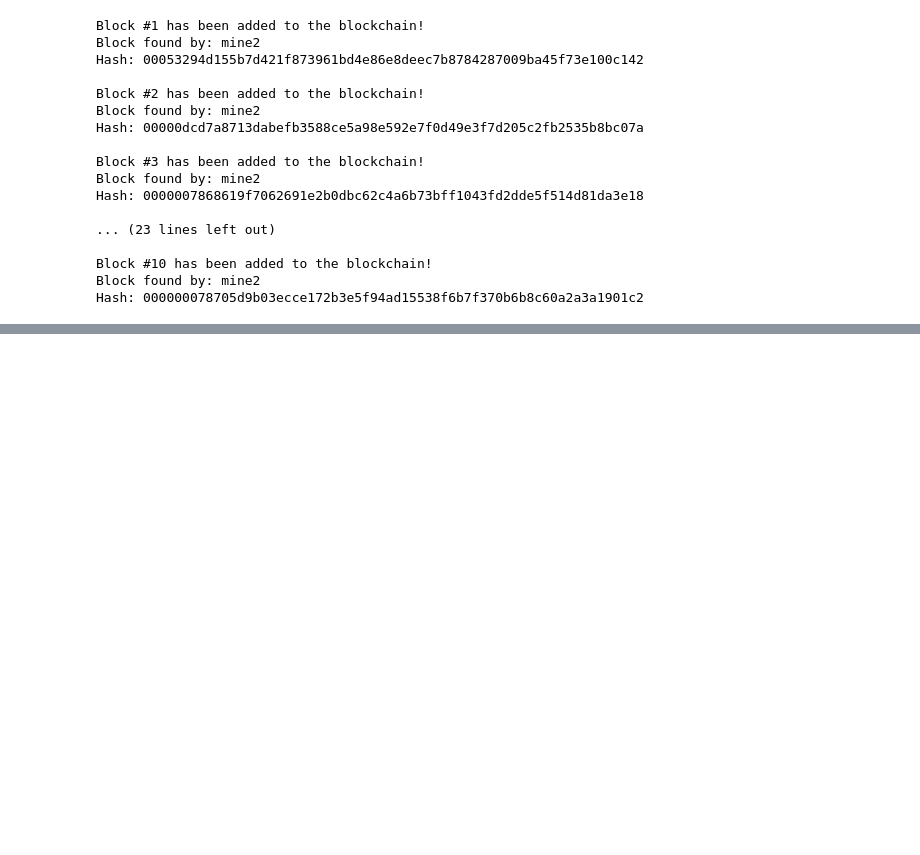
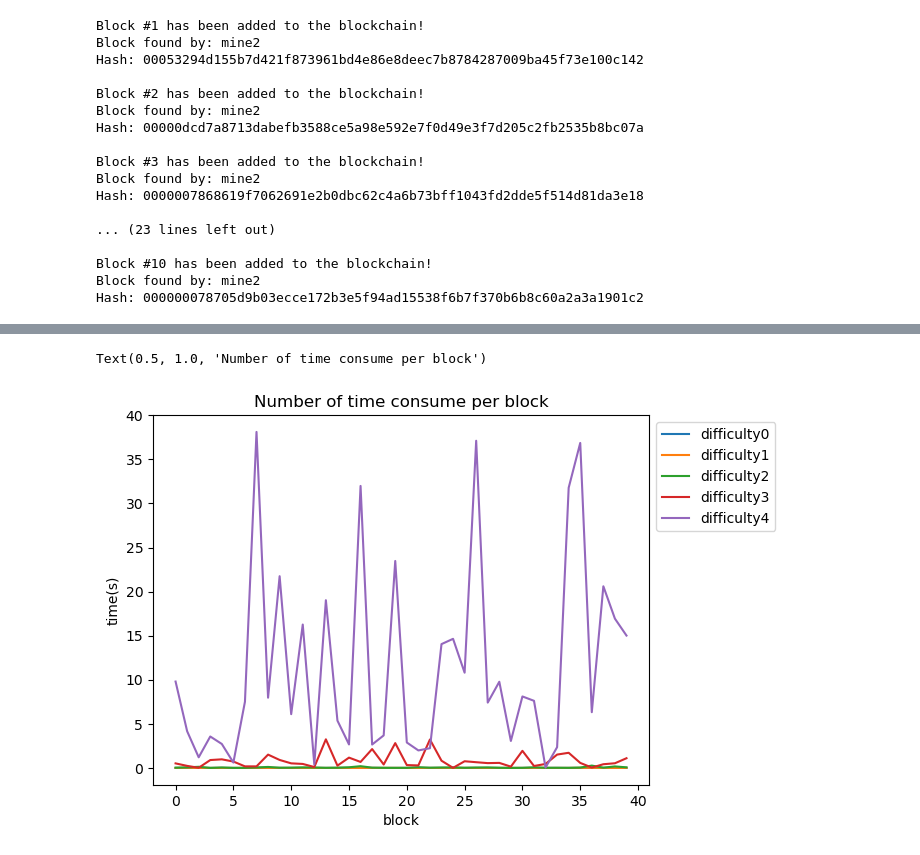
Before and after one commit to yzjake/DSAN5700_blockchain_technologies_HW, a Jupyter notebook: hw-1.ipynb, the cells around one changed output, grey strips where cells are left out. Drawn from its saved outputs; the diff is of its cells as text; code cells hidden in the pictures; blank space fills up the shorter version.

```diff
--- a/hw-1.ipynb
+++ b/hw-1.ipynb
@@ -433,0 +493,15 @@ Hash: 000000078705d9b03ecce172b3e5f94ad15538f6b7f370b6b8c60a2a3a1901c2
+# %%
+plt.plot(time_array_0, label = 'difficulty0')
+plt.plot(time_array_1, label = 'difficulty1')
+plt.plot(time_array_2, label = 'difficulty2')
+plt.plot(time_array_3, label = 'difficulty3')
+plt.plot(time_array_4, label = 'difficulty4')
+plt.legend()
+plt.legend(loc='upper left', bbox_to_anchor=(1, 1))
+plt.ticklabel_format(style='plain', axis='y')
+plt.xlabel('block')
+plt.ylabel('time(s)')
+plt.title('Number of time consume per block')
+# %% [output]
+Text(0.5, 1.0, 'Number of time consume per block')
+[figure, added]
```
Also changed, not shown: parts of 6 cells of this notebook.
